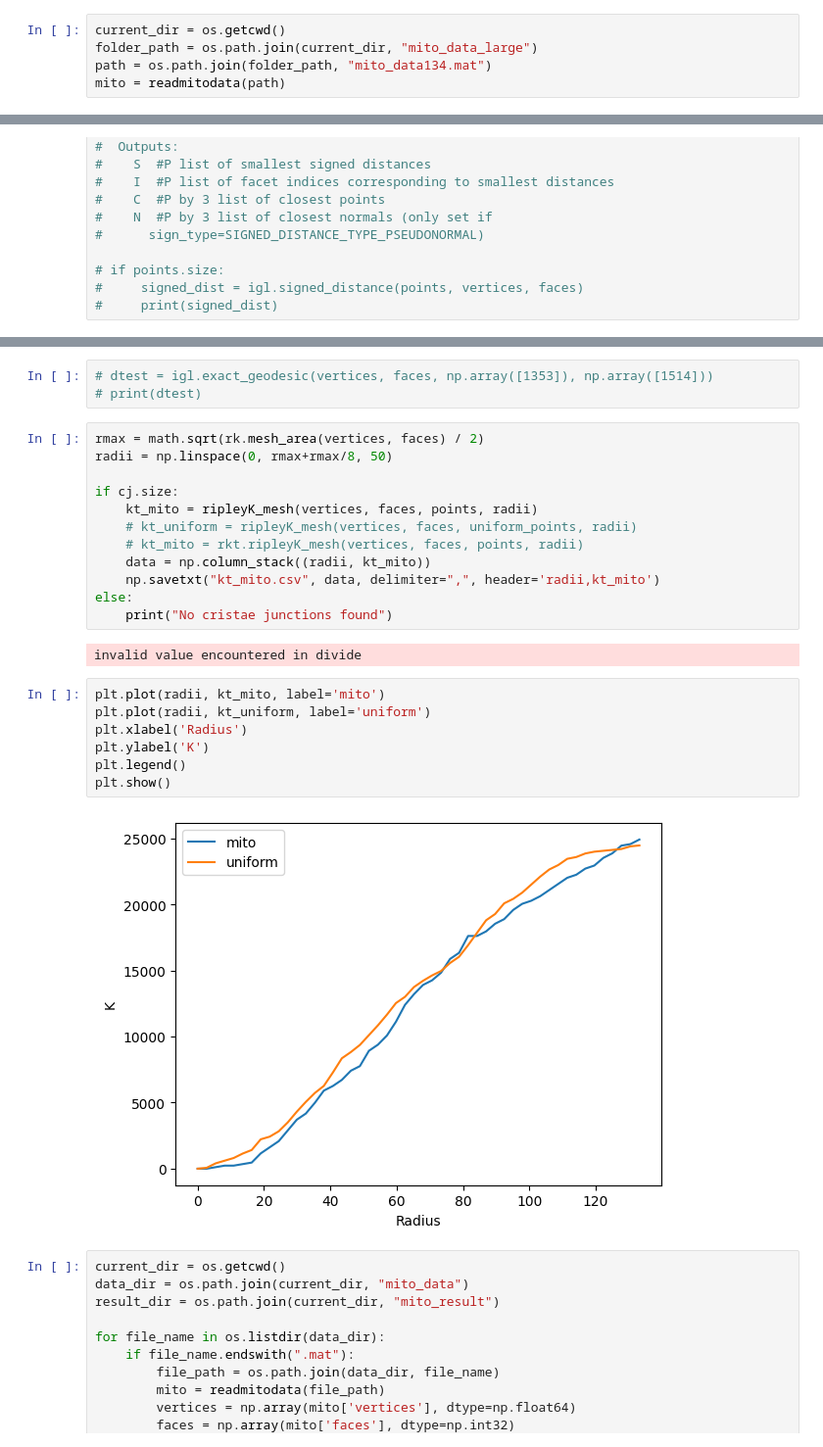
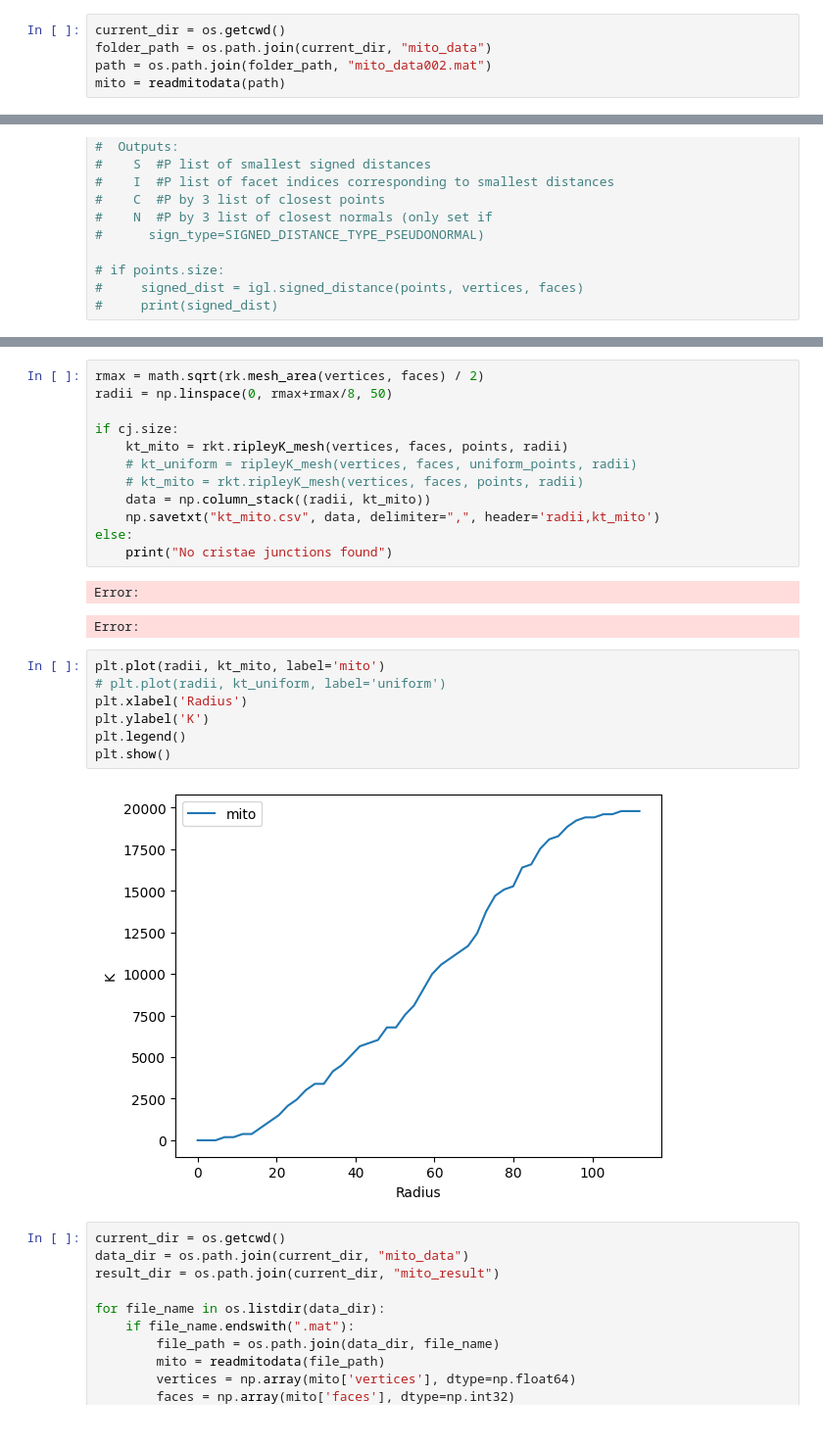
Before and after one commit to Muhanzhaokmp228/Bachelor-project, a Jupyter notebook: Code/mito.ipynb, the cells around one changed output, grey strips where cells are left out. Shown: that part at 98% size. Saved outputs shown, nothing was run; the diff lists cells and outputs as text.

Commit message:
Testing faster ripleyk algorithm

```diff
--- a/Code/mito.ipynb
+++ b/Code/mito.ipynb
@@ -44,8 +44,8 @@ def readmitodata(fname):
     return mito_dict
 # %%
 current_dir = os.getcwd()
-folder_path = os.path.join(current_dir, "mito_data_large")
-path = os.path.join(folder_path, "mito_data134.mat")
+folder_path = os.path.join(current_dir, "mito_data")
+path = os.path.join(folder_path, "mito_data002.mat")
 mito = readmitodata(path)
 # %%
 print(mito.keys())
@@ -166,12 +202,9 @@ def ripleyK_mesh(vecs, faces, data, radii):
-# %%
-# dtest = igl.exact_geodesic(vertices, faces, np.array([1353]), np.array([1514]))
-# print(dtest)
 # %%
 rmax = math.sqrt(rk.mesh_area(vertices, faces) / 2)
 radii = np.linspace(0, rmax+rmax/8, 50)
 
 if cj.size:
-    kt_mito = ripleyK_mesh(vertices, faces, points, radii)
+    kt_mito = rkt.ripleyK_mesh(vertices, faces, points, radii)
     # kt_uniform = ripleyK_mesh(vertices, faces, uniform_points, radii)
     # kt_mito = rkt.ripleyK_mesh(vertices, faces, points, radii)
     data = np.column_stack((radii, kt_mito))
@@ -179,16 +212,17 @@ if cj.size:
 else:
     print("No cristae junctions found")
 # %% [output]
-invalid value encountered in divide
+Error:
+Error:
 # %%
 plt.plot(radii, kt_mito, label='mito')
-plt.plot(radii, kt_uniform, label='uniform')
+# plt.plot(radii, kt_uniform, label='uniform')
 plt.xlabel('Radius')
 plt.ylabel('K')
 plt.legend()
 plt.show()
 # %% [output]
-[figure, old version]
+[figure, new version]
 # %%
 current_dir = os.getcwd()
 data_dir = os.path.join(current_dir, "mito_data")
```
Also changed, not shown: parts of 4 cells of this notebook, 7 other files.
